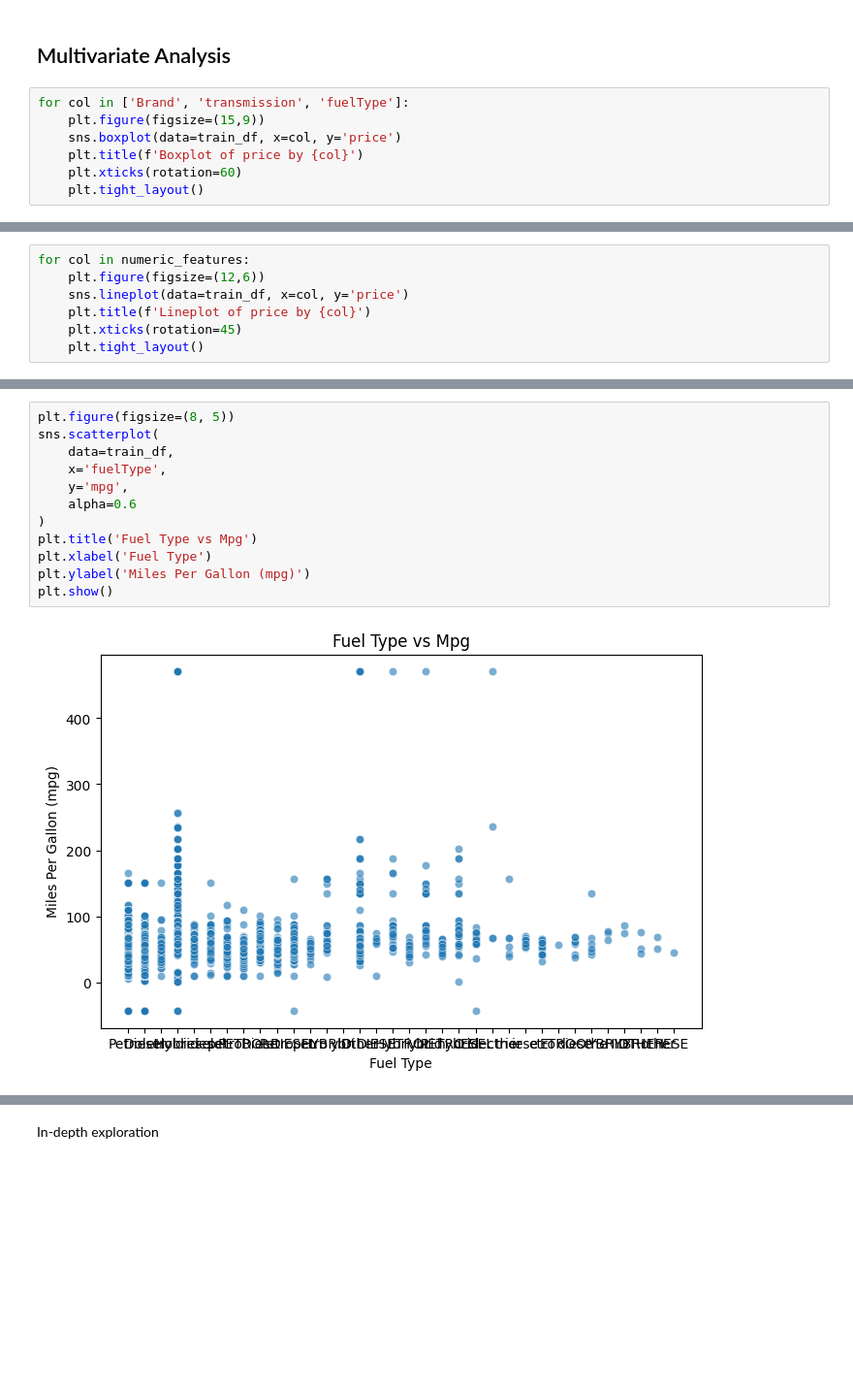
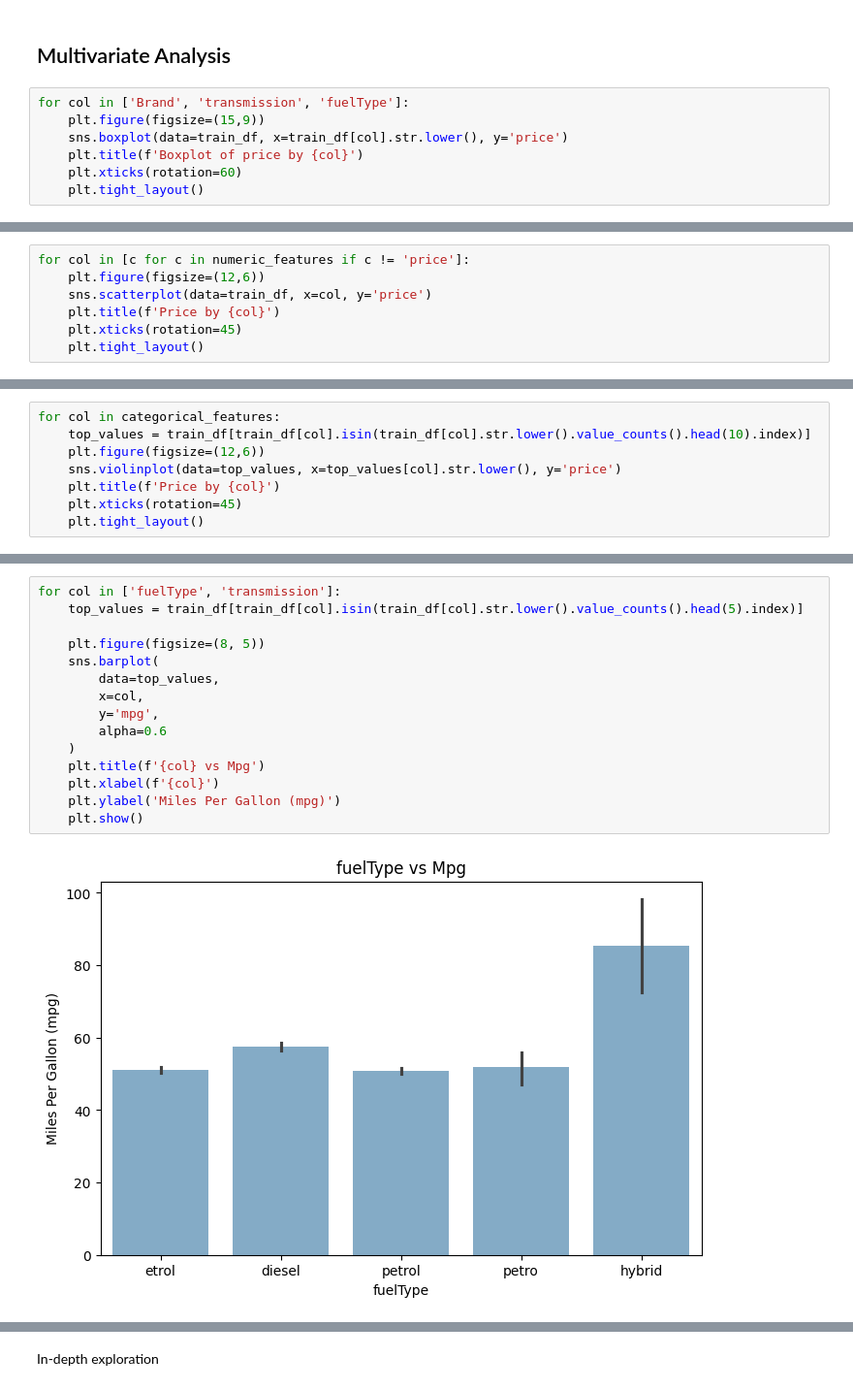
Before and after one commit to EltonSilva97/Car-4-You---Machine-Learning-Project, a Jupyter notebook: main.ipynb, the cells around one changed output, grey strips where cells are left out. Shown at 97% size. Drawn from its saved outputs; the diff is of its cells as text; blank space fills up the shorter version.

```diff
--- a/main.ipynb
+++ b/main.ipynb
@@ -226,7 +227,7 @@ plt.show()
 # %%
 for col in ['Brand', 'transmission', 'fuelType']:
     plt.figure(figsize=(15,9))
-    sns.boxplot(data=train_df, x=col, y='price')
+    sns.boxplot(data=train_df, x=train_df[col].str.lower(), y='price')
     plt.title(f'Boxplot of price by {col}')
     plt.xticks(rotation=60)
     plt.tight_layout()
@@ -237,8 +238,8 @@ for col in ['Brand', 'transmission', 'fuelType']:
 # %%
-for col in numeric_features:
+for col in [c for c in numeric_features if c != 'price']:
     plt.figure(figsize=(12,6))
-    sns.lineplot(data=train_df, x=col, y='price')
-    plt.title(f'Lineplot of price by {col}')
+    sns.scatterplot(data=train_df, x=col, y='price')
+    plt.title(f'Price by {col}')
     plt.xticks(rotation=45)
     plt.tight_layout()
 # %% [output]
@@ -280,0 +253,8 @@ plt.show()
+# %%
+for col in categorical_features:
+    top_values = train_df[train_df[col].isin(train_df[col].str.lower().value_counts().head(10).index)]
+    plt.figure(figsize=(12,6))
+    sns.violinplot(data=top_values, x=top_values[col].str.lower(), y='price')
+    plt.title(f'Price by {col}')
+    plt.xticks(rotation=45)
+    plt.tight_layout()
@@ -281,14 +266,17 @@ plt.show()
 # %%
-plt.figure(figsize=(8, 5))
-sns.scatterplot(
-    data=train_df,
-    x='fuelType',
-    y='mpg',
-    alpha=0.6
-)
-plt.title('Fuel Type vs Mpg')
-plt.xlabel('Fuel Type')
-plt.ylabel('Miles Per Gallon (mpg)')
-plt.show()
+for col in ['fuelType', 'transmission']:
+    top_values = train_df[train_df[col].isin(train_df[col].str.lower().value_counts().head(5).index)]
+
+    plt.figure(figsize=(8, 5))
+    sns.barplot(
+        data=top_values,
+        x=col,
+        y='mpg',
+        alpha=0.6
+    )
+    plt.title(f'{col} vs Mpg')
+    plt.xlabel(f'{col}')
+    plt.ylabel('Miles Per Gallon (mpg)')
+    plt.show()
 # %% [output]
-[figure, old version]
+[figure, new version]
```
Also changed, not shown: parts of 88 cells of this notebook.
